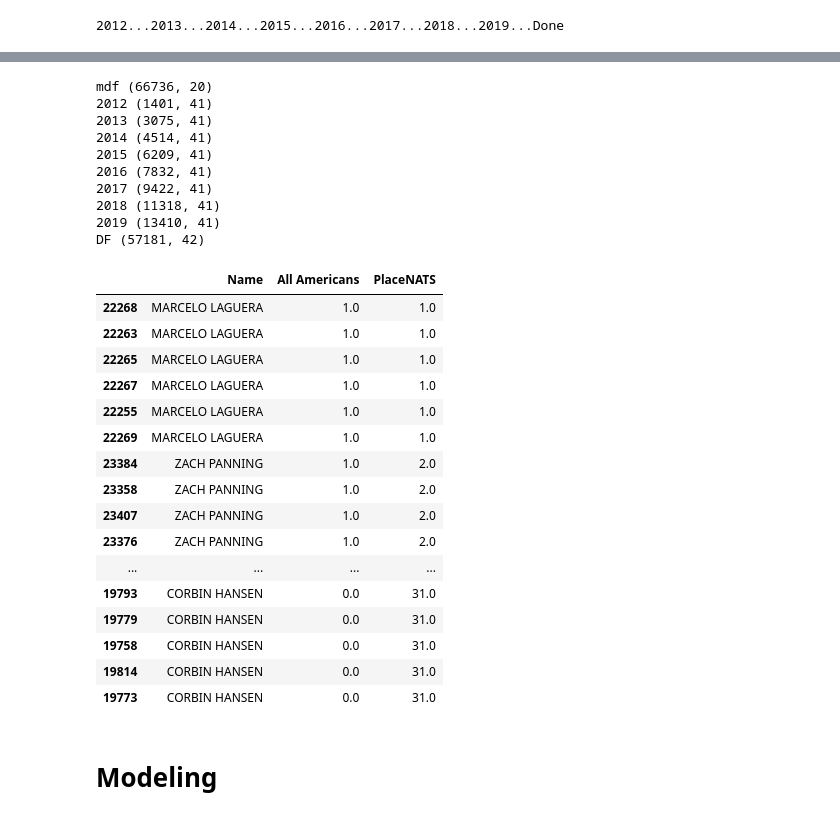
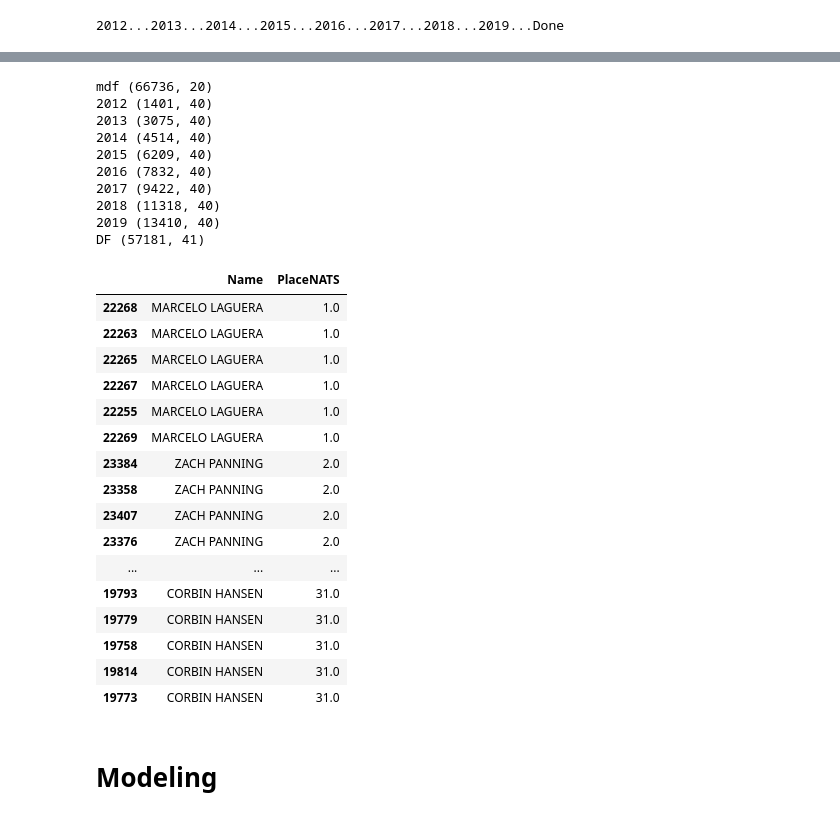
Before and after one commit to LukeJSD/ML-Play-With-Data, a Jupyter notebook: examine_data.ipynb, the cells around one changed output, grey strips where cells are left out. Cells and saved outputs as stored; diff of their text form; code cells hidden in the pictures.

```diff
--- a/examine_data.ipynb
+++ b/examine_data.ipynb
@@ -30,3 +36,21 @@ mdf = utils.get_stat_col(mdf, 'Time')
 # %%
 xcnats_m = mdf.loc[mdf['Meet_Name'] == 'NCAA Division II Cross Country Championships'].sort_values(['Place', 'Mark'])
 xcnats_f = fdf.loc[fdf['Meet_Name'] == 'NCAA Division II Cross Country Championships'].sort_values(['Place', 'Mark'])
+# %%
+# Using this cell to find all meets
+meets = []
+years = []
+for index, row in mdf.iterrows():
+    meet = row['Meet_Name']
+    year = row['Year']
+    meets.append(meet)
+    years.append(year)
+# %%
+columns = ['Year', 'Meet']
+df = pd.DataFrame(data=years, columns=['Year'])
+df1 = pd.DataFrame(data=meets, columns=['Meet'])
+merge = df.join(df1)
+merge = merge.drop_duplicates()
+merge = merge.sort_values(by = 'Meet')
+merge.to_csv("Meets.csv", encoding='utf-8', index=False)
+# time to go get elevations :(
@@ -141,38 +188,38 @@ mdf, _ = utils.make_dummy_col(mdf, 'Season', dic=seasondic)
 # %%
 print('mdf', mdf.shape)
 for k, v in xcnats_dic_m.items():
     print(k, v.shape)
 print('DF', DF.shape)
 seasondic
-xcnats_dic_m[2018][['Name', 'All Americans', 'PlaceNATS']].sort_values('PlaceNATS').head(200)
+xcnats_dic_m[2018][['Name', 'PlaceNATS']].sort_values('PlaceNATS').head(200)
 # %% [output]
 mdf (66736, 20)
-2012 (1401, 41)
-2013 (3075, 41)
-2014 (4514, 41)
-2015 (6209, 41)
-2016 (7832, 41)
-2017 (9422, 41)
-2018 (11318, 41)
-2019 (13410, 41)
-DF (57181, 42)
+2012 (1401, 40)
+2013 (3075, 40)
+2014 (4514, 40)
+2015 (6209, 40)
+2016 (7832, 40)
+2017 (9422, 40)
+2018 (11318, 40)
+2019 (13410, 40)
+DF (57181, 41)
-|  | Name | All Americans | PlaceNATS |
-| 22268 | MARCELO LAGUERA | 1.0 | 1.0 |
-| 22263 | MARCELO LAGUERA | 1.0 | 1.0 |
-| 22265 | MARCELO LAGUERA | 1.0 | 1.0 |
-| 22267 | MARCELO LAGUERA | 1.0 | 1.0 |
-| 22255 | MARCELO LAGUERA | 1.0 | 1.0 |
-| 22269 | MARCELO LAGUERA | 1.0 | 1.0 |
-| 23384 | ZACH PANNING | 1.0 | 2.0 |
-| 23358 | ZACH PANNING | 1.0 | 2.0 |
-| 23407 | ZACH PANNING | 1.0 | 2.0 |
-| 23376 | ZACH PANNING | 1.0 | 2.0 |
-| ... | ... | ... | ... |
-| 19793 | CORBIN HANSEN | 0.0 | 31.0 |
-| 19779 | CORBIN HANSEN | 0.0 | 31.0 |
-| 19758 | CORBIN HANSEN | 0.0 | 31.0 |
-| 19814 | CORBIN HANSEN | 0.0 | 31.0 |
-| 19773 | CORBIN HANSEN | 0.0 | 31.0 |
+|  | Name | PlaceNATS |
+| 22268 | MARCELO LAGUERA | 1.0 |
+| 22263 | MARCELO LAGUERA | 1.0 |
+| 22265 | MARCELO LAGUERA | 1.0 |
+| 22267 | MARCELO LAGUERA | 1.0 |
+| 22255 | MARCELO LAGUERA | 1.0 |
+| 22269 | MARCELO LAGUERA | 1.0 |
+| 23384 | ZACH PANNING | 2.0 |
+| 23358 | ZACH PANNING | 2.0 |
+| 23407 | ZACH PANNING | 2.0 |
+| 23376 | ZACH PANNING | 2.0 |
+| ... | ... | ... |
+| 19793 | CORBIN HANSEN | 31.0 |
+| 19779 | CORBIN HANSEN | 31.0 |
+| 19758 | CORBIN HANSEN | 31.0 |
+| 19814 | CORBIN HANSEN | 31.0 |
+| 19773 | CORBIN HANSEN | 31.0 |
 # %% [markdown]
 # Modeling
 # %%
```
Also changed, not shown: parts of 28 cells of this notebook, 1 other file.
